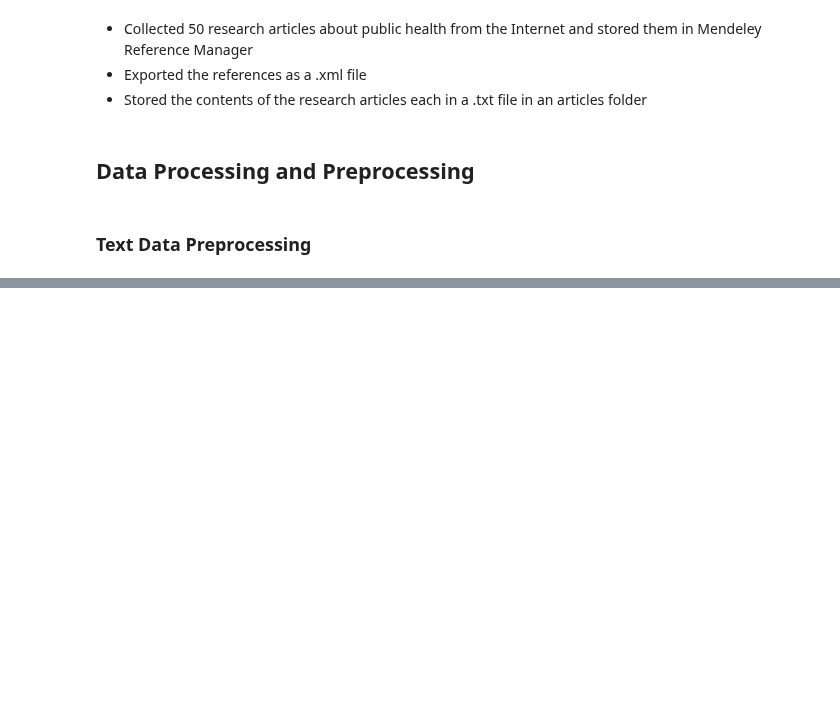
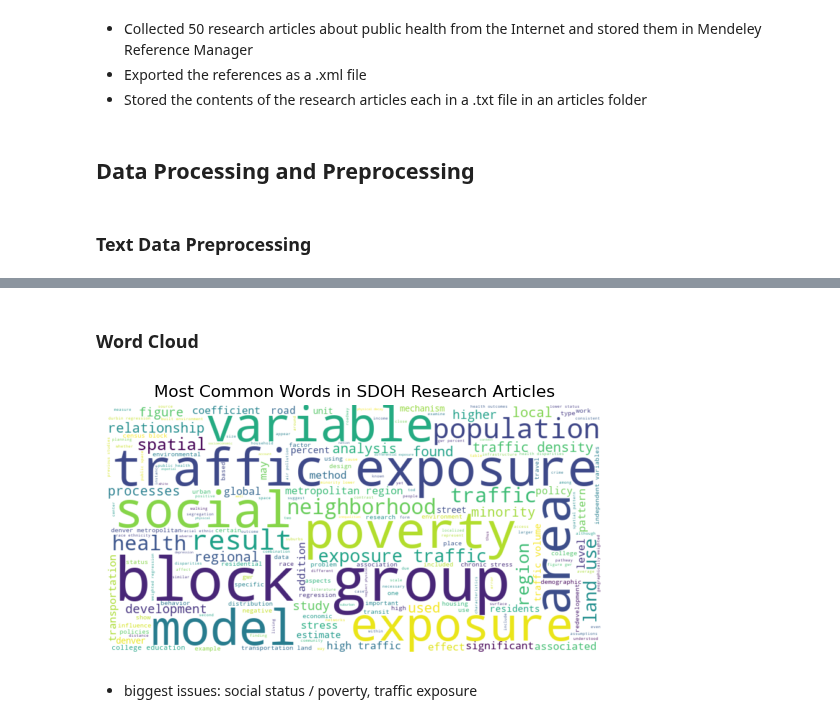
Before and after one commit to heiditam/SDOH_transportation, a Jupyter notebook: sdoh.ipynb, the cells around one changed output, grey strips where cells are left out. Drawn from its saved outputs; the diff is of its cells as text; code cells hidden in the pictures; blank space fills up the shorter version.

```diff
--- a/sdoh.ipynb
+++ b/sdoh.ipynb
@@ -75,11 +104,14 @@ preprocess("The cat ran up the hill")
-# %%
-# Extract the text for all the articles
-for article in os.listdir('./articles/'):
-    sentences_text = []
-    with open (f'./articles/{article}', 'r') as f:
-        lines = f.readlines()
-        for line in lines:
-            sentences = nltk.sent_tokenize(line)
-            for sentence in sentences:
-                sentences_text.append(preprocess(sentence))
-sentences_text = [' '.join(text) for text in sentences_text]
+# %%
+# preprocessing function for maintaining overall sentence structure
+# takes a string a returns a list of strings
+end_punctuation = ['.', '?', '!']
+def preprocess2(text):
+    text = text.replace('\n', ' ')
+    sentences = nltk.sent_tokenize(text)
+    processed_sentences = []
+    for sentence in sentences:
+        words = nltk.word_tokenize(sentence)
+        filtered_words = [word for word in words if word.lower() not in stop_words and word.isalpha() and word not in ['et', 'al']]
+        last_char = sentence[-1] if sentence[-1] in end_punctuation else ""
+        processed_sentences.append(' '.join(filtered_words) + last_char)
+    return processed_sentences
@@ -102,4 +141,13 @@ def combine_lines(sentences):
     if temp_sentence: # Final sentence without punctuation
         combined_sentences.append(temp_sentence.strip())
     return combined_sentences
+# %%
+# Extract the text for all the articles
+for article in os.listdir('./articles/'):
+    sentences_text = []
+    sentences_tokenized = []
+    with open (f'./articles/{article}', 'r') as f:
+        text = f.read()
+        sentences_text.extend(preprocess2(text)) # maintain sentence structure
+        sentences_tokenized.extend(preprocess(text)) # each sublist is a sentence, processed
 # %%
@@ -110,0 +239,3 @@ article_text
+# %%
+"""all words combined to one list; each word is an individual string"""
+one_list = list(chain.from_iterable(sentences_tokenized))
@@ -110,0 +832,12 @@ article_text
+# %% [markdown]
+### Word Cloud
+# %%
+wordcloud = WordCloud(width = 800, height = 400, background_color='white').generate(' '.join(one_list))
+plt.imshow(wordcloud, interpolation='bilinear')
+plt.axis('off')
+plt.title('Most Common Words in SDOH Research Articles')
+plt.show()
+# %% [output]
+[figure, added]
+# %% [markdown]
+* biggest issues: social status / poverty, traffic exposure
```
Also changed, not shown: parts of 73 cells of this notebook, 2 other files.
